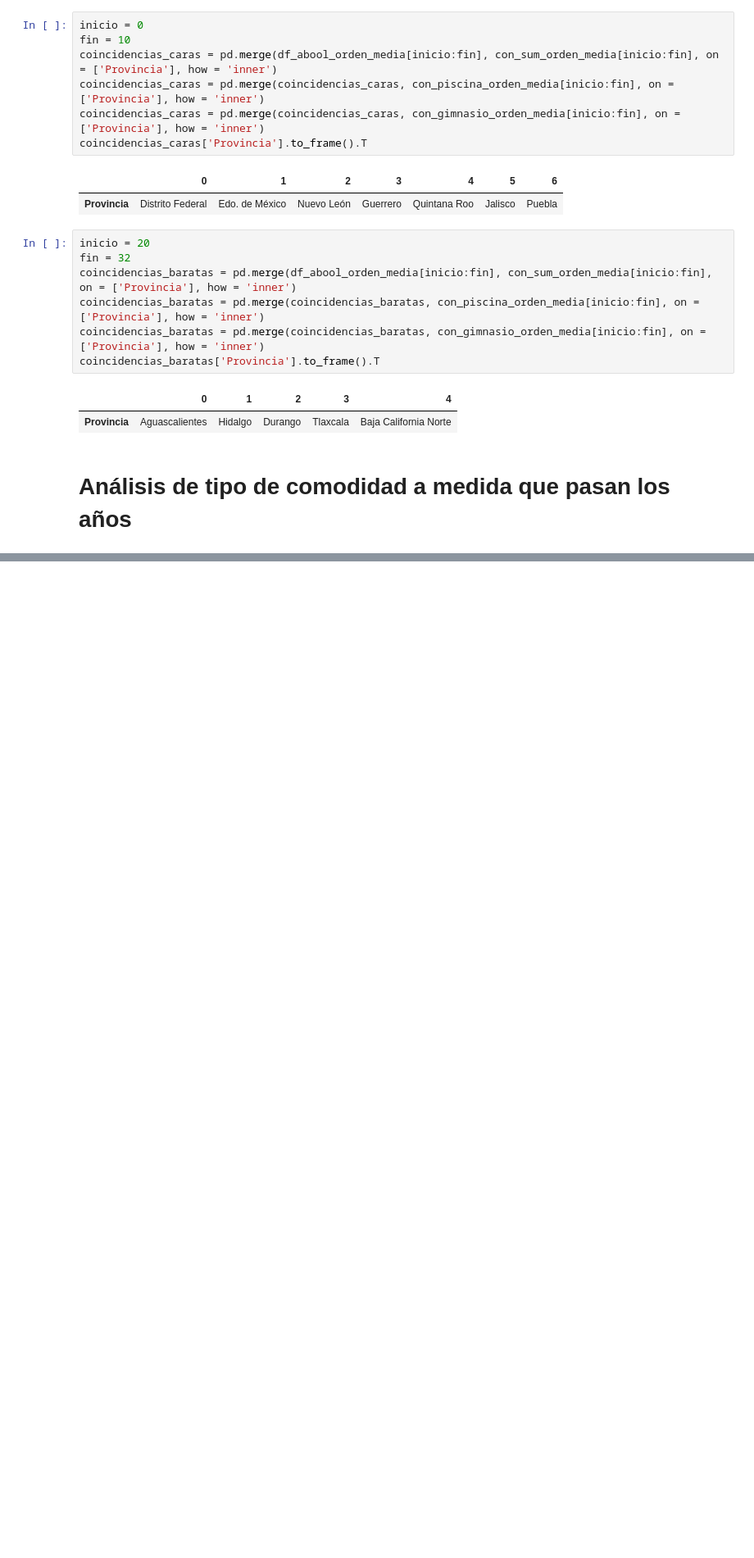
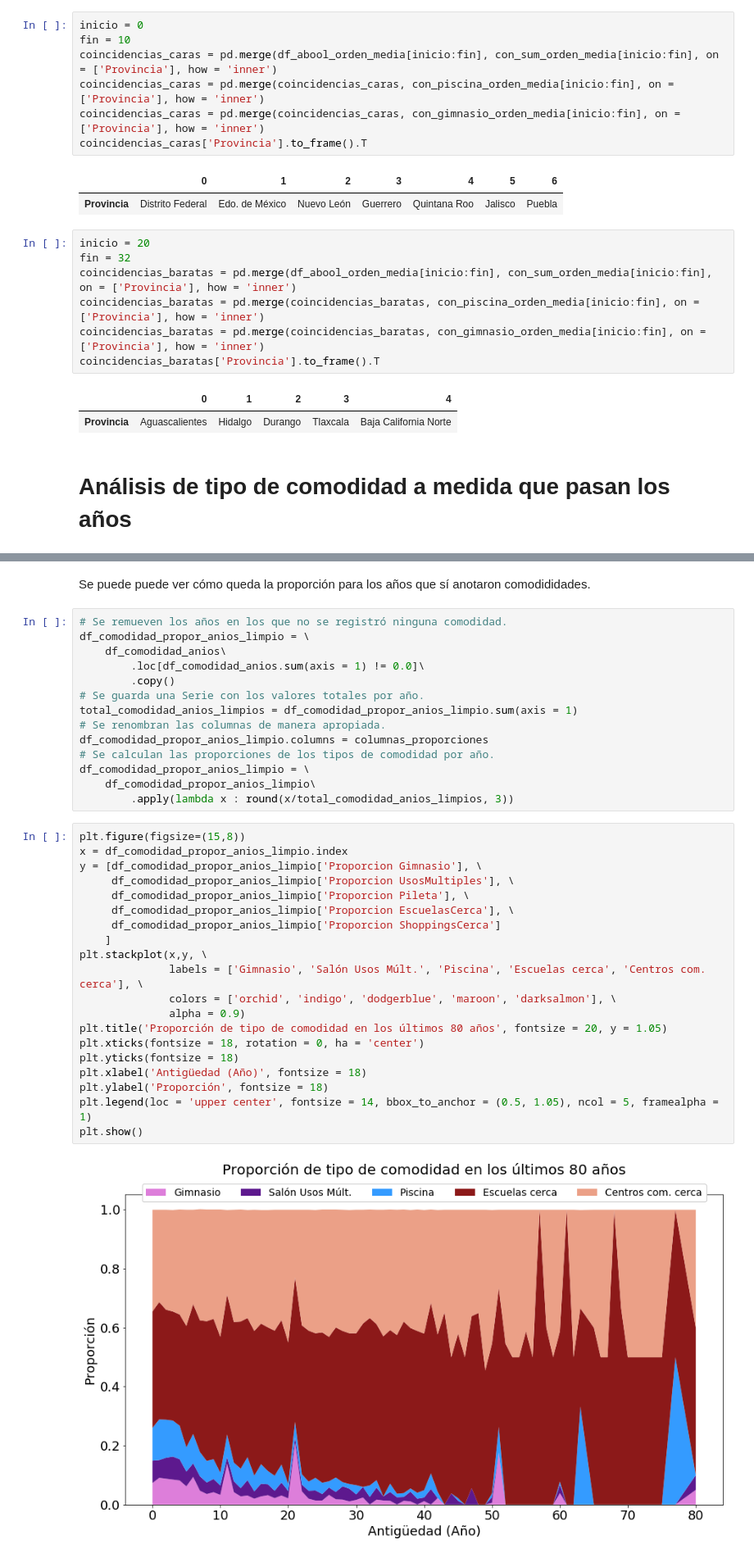
Before and after one commit to komod0/TPs-Org.Datos, a Jupyter notebook: tp1/nbfacundo.ipynb, the cells around one changed output, grey strips where cells are left out. Shown at 82% size. Saved outputs shown, nothing was run; the diff lists cells and outputs as text; blank space fills up the shorter version.

```diff
--- a/tp1/nbfacundo.ipynb
+++ b/tp1/nbfacundo.ipynb
@@ -859,0 +986,38 @@ plot = sb.heatmap(df_comodidad_agrupada[['TieneGimnasio', 'TieneUsosMultiples',
+# %% [markdown]
+Se puede puede ver cómo queda la proporción para los años que sí anotaron comodididades.
+# %%
+# Se remueven los años en los que no se registró ninguna comodidad.
+df_comodidad_propor_anios_limpio = \
+    df_comodidad_anios\
+        .loc[df_comodidad_anios.sum(axis = 1) != 0.0]\
+        .copy()
+# Se guarda una Serie con los valores totales por año.
+total_comodidad_anios_limpios = df_comodidad_propor_anios_limpio.sum(axis = 1)
+# Se renombran las columnas de manera apropiada.
+df_comodidad_propor_anios_limpio.columns = columnas_proporciones
+# Se calculan las proporciones de los tipos de comodidad por año.
+df_comodidad_propor_anios_limpio = \
+    df_comodidad_propor_anios_limpio\
+        .apply(lambda x : round(x/total_comodidad_anios_limpios, 3))
+# %%
+plt.figure(figsize=(15,8))
+x = df_comodidad_propor_anios_limpio.index
+y = [df_comodidad_propor_anios_limpio['Proporcion Gimnasio'], \
+     df_comodidad_propor_anios_limpio['Proporcion UsosMultiples'], \
+     df_comodidad_propor_anios_limpio['Proporcion Pileta'], \
+     df_comodidad_propor_anios_limpio['Proporcion EscuelasCerca'], \
+     df_comodidad_propor_anios_limpio['Proporcion ShoppingsCerca']
+    ]
+plt.stackplot(x,y, \
+              labels = ['Gimnasio', 'Salón Usos Múlt.', 'Piscina', 'Escuelas cerca', 'Centros com. cerca'], \
+              colors = ['orchid', 'indigo', 'dodgerblue', 'maroon', 'darksalmon'], \
+              alpha = 0.9)
+plt.title('Proporción de tipo de comodidad en los últimos 80 años', fontsize = 20, y = 1.05)
+plt.xticks(fontsize = 18, rotation = 0, ha = 'center')
+plt.yticks(fontsize = 18)
+plt.xlabel('Antigüedad (Año)', fontsize = 18)
+plt.ylabel('Proporción', fontsize = 18)
+plt.legend(loc = 'upper center', fontsize = 14, bbox_to_anchor = (0.5, 1.05), ncol = 5, framealpha = 1)
+plt.show()
+# %% [output]
+[figure, added]
```
Also changed, not shown: parts of 69 cells of this notebook.
